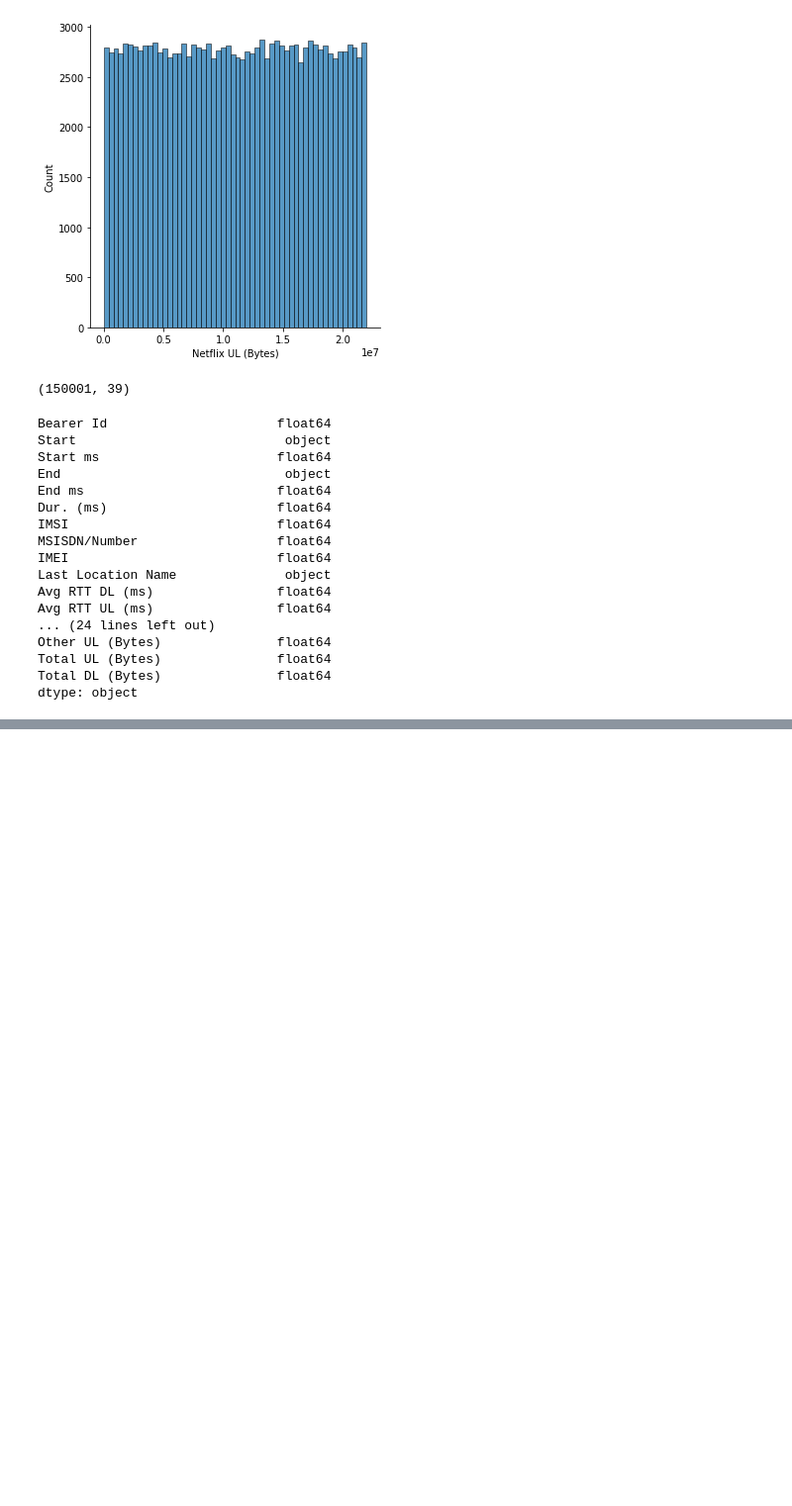
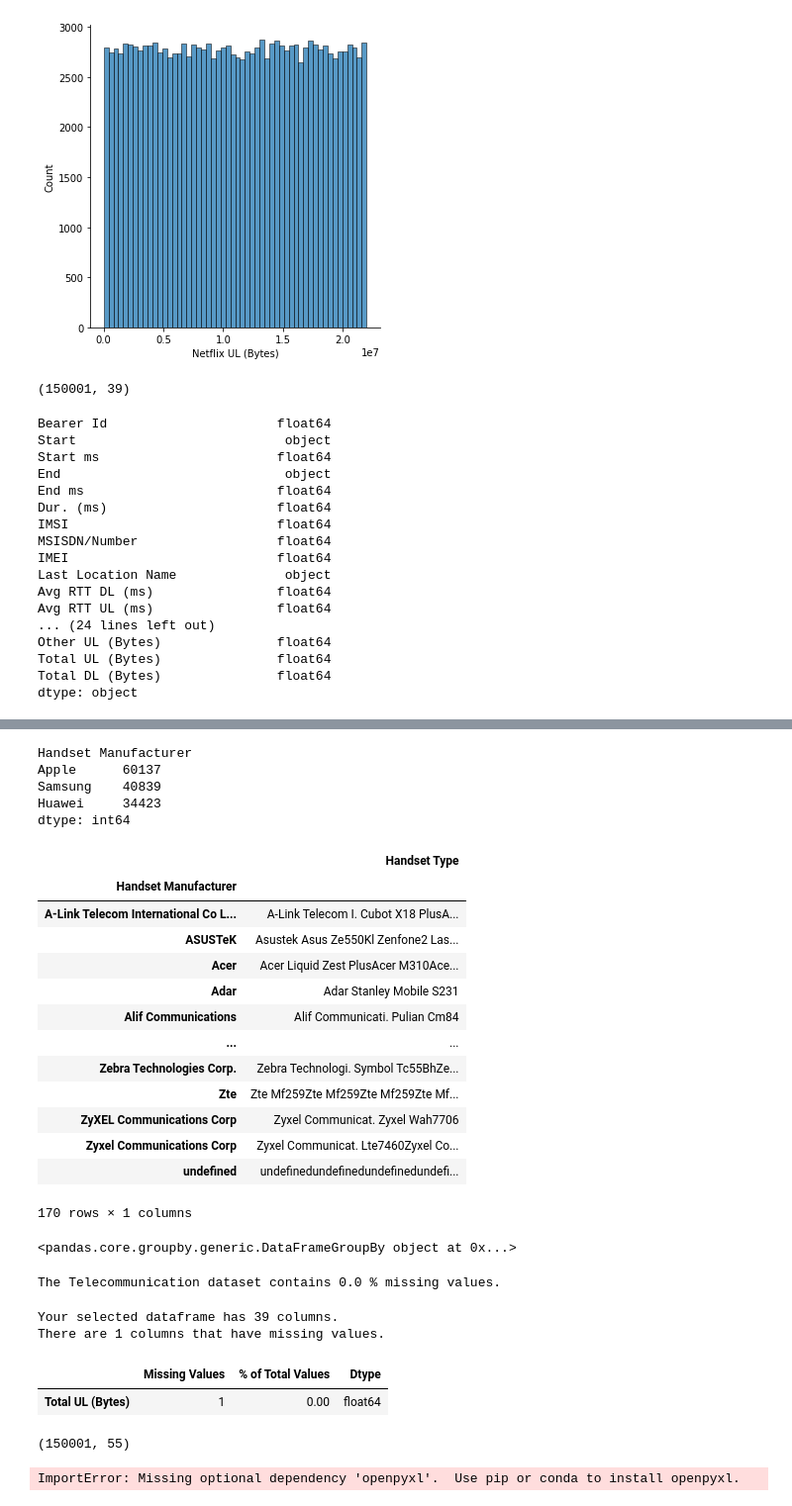
Before and after one commit to sureshb208/telecommunication-user-analytics, a Jupyter notebook: notebooks/Data Cleaning, Extraction.ipynb, the cells around one changed output, grey strips where cells are left out. Shown at 99% size. Saved outputs shown, nothing was run; the diff lists cells and outputs as text; code cells hidden in the pictures; blank space fills up the shorter version.

```diff
--- a/notebooks/Data Cleaning, Extraction.ipynb
+++ b/notebooks/Data Cleaning, Extraction.ipynb
@@ -235,0 +406,51 @@ df_clean['Total DL (Bytes)'] = df_clean['Total DL (Bytes)'].fillna(df_clean['Tot
+# %%
+handset_top3 = df_clean.value_counts('Handset Manufacturer').head(3)
+handset_top3
+# %% [output]
+Handset Manufacturer
+Apple      60137
+Samsung    40839
+Huawei     34423
+dtype: int64
+# %%
+df_clean.groupby('Handset Manufacturer')[['Handset Type']].sum()
+# %% [output]
+|  | Handset Type |
+| Handset Manufacturer |  |
+| A-Link Telecom International Co L... | A-Link Telecom I. Cubot X18 PlusA... |
+| ASUSTeK | Asustek Asus Ze550Kl Zenfone2 Las... |
+| Acer | Acer Liquid Zest PlusAcer M310Ace... |
+| Adar | Adar Stanley Mobile S231 |
+| Alif Communications | Alif Communicati. Pulian Cm84 |
+| ... | ... |
+| Zebra Technologies Corp. | Zebra Technologi. Symbol Tc55BhZe... |
+| Zte | Zte Mf259Zte Mf259Zte Mf259Zte Mf... |
+| ZyXEL Communications Corp | Zyxel Communicat. Zyxel Wah7706 |
+| Zyxel Communications Corp | Zyxel Communicat. Lte7460Zyxel Co... |
+| undefined | undefinedundefinedundefinedundefi... |
+170 rows × 1 columns
+# %%
+df_clean.groupby('IMEI')
+# %% [output]
+<pandas.core.groupby.generic.DataFrameGroupBy object at 0x...>
+# %%
+percent_missing(df_clean)
+# %% [output]
+The Telecommunication dataset contains 0.0 % missing values.
+# %%
+missing_values_table(df_clean)
+# %% [output]
+Your selected dataframe has 39 columns.
+There are 1 columns that have missing values.
+|  | Missing Values | % of Total Values | Dtype |
+| Total UL (Bytes) | 1 | 0.00 | float64 |
+# %%
+db.shape
+# %% [output]
+(150001, 55)
+# %%
+pd.set_option('max_column', None)
+df = pd.read_excel("../data/Week1_challenge_data_source.json", engine = 'openpyxl')
+df.head()
+# %% [output]
+ImportError: Missing optional dependency 'openpyxl'.  Use pip or conda to install openpyxl.
```
Also changed, not shown: parts of 17 cells of this notebook.
